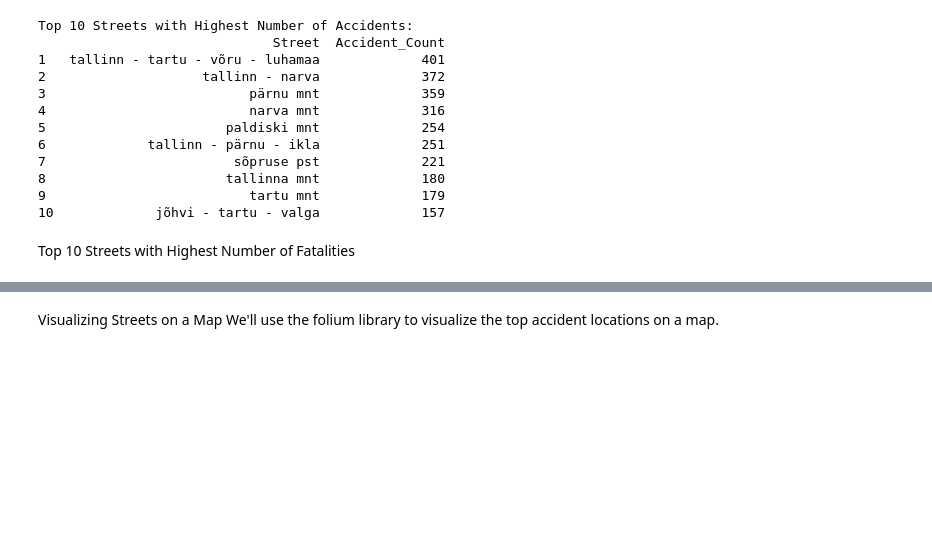
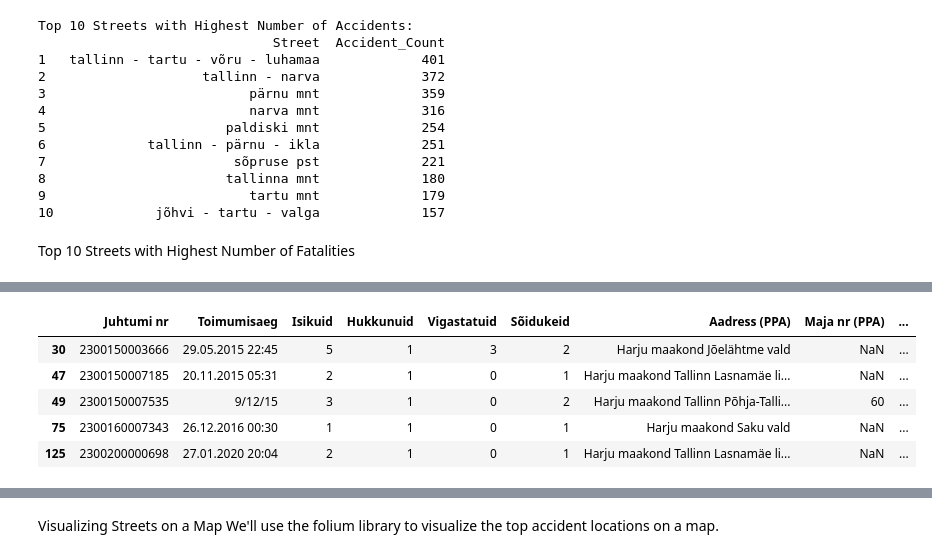
Before and after one commit to karlkade/IDS-Traffic_Accidents, a Jupyter notebook: src/D5Project.ipynb, the cells around one changed output, grey strips where cells are left out. Drawn from its saved outputs; the diff is of its cells as text; code cells hidden in the pictures; blank space fills up the shorter version.

```diff
--- a/src/D5Project.ipynb
+++ b/src/D5Project.ipynb
@@ -348,0 +349,9 @@ Top 10 Streets with Highest Number of Fatalities:
+# %%
+fatal_df.head()
+# %% [output]
+|  | Juhtumi nr | Toimumisaeg | Isikuid | Hukkunuid | Vigastatuid | Sõidukeid | Aadress (PPA) | Maja nr (PPA) | ... |
+| 30 | 2300150003666 | 29.05.2015 22:45 | 5 | 1 | 3 | 2 | Harju maakond Jõelähtme vald | NaN | ... |
+| 47 | 2300150007185 | 20.11.2015 05:31 | 2 | 1 | 0 | 1 | Harju maakond Tallinn Lasnamäe li... | NaN | ... |
+| 49 | 2300150007535 | 9/12/15 | 3 | 1 | 0 | 2 | Harju maakond Tallinn Põhja-Talli... | 60 | ... |
+| 75 | 2300160007343 | 26.12.2016 00:30 | 1 | 1 | 0 | 1 | Harju maakond Saku vald | NaN | ... |
+| 125 | 2300200000698 | 27.01.2020 20:04 | 2 | 1 | 0 | 1 | Harju maakond Tallinn Lasnamäe li... | NaN | ... |
```
Also changed, not shown: parts of 14 cells of this notebook.
